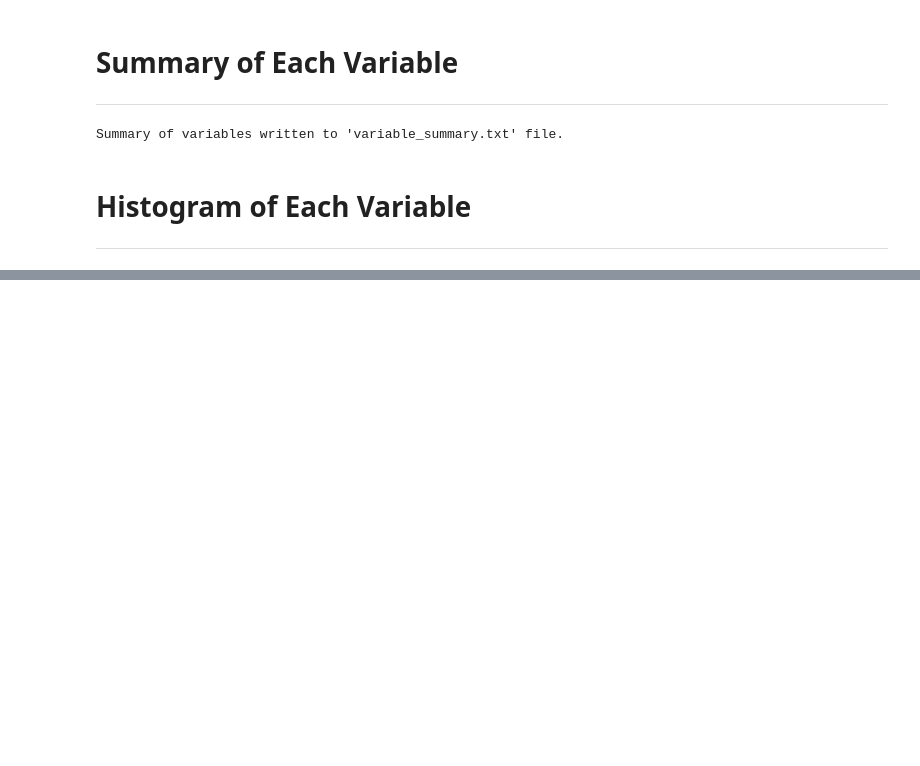
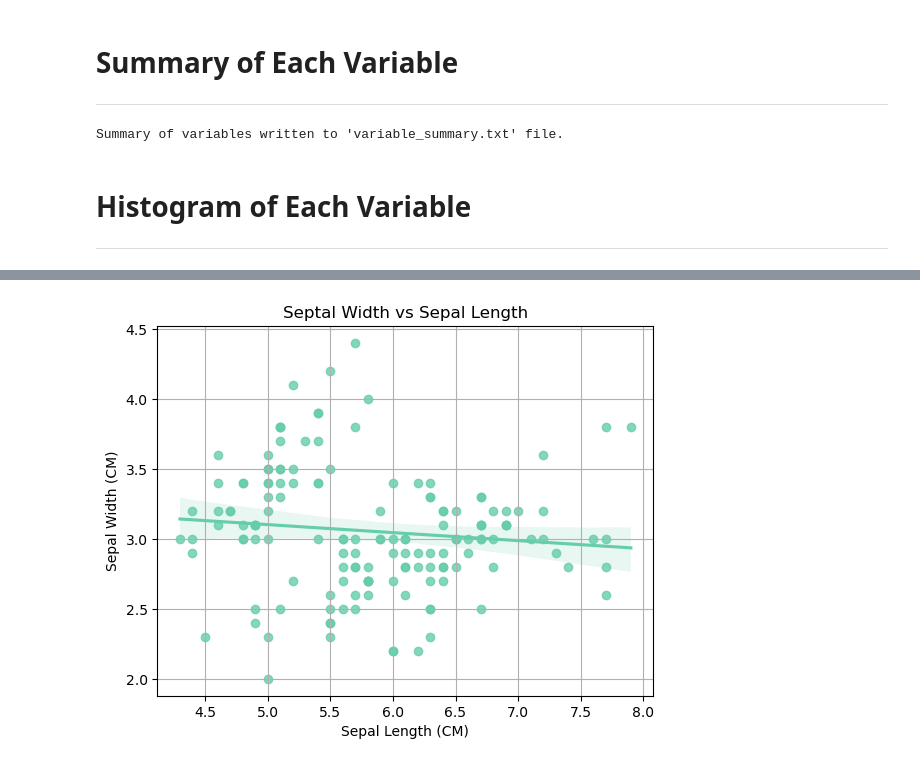
Before and after one commit to briannemcgrath/pands-project, a Jupyter notebook: analysis.ipynb, the cells around one changed output, grey strips where cells are left out. Drawn from its saved outputs; the diff is of its cells as text; code cells hidden in the pictures; blank space fills up the shorter version.

```diff
--- a/analysis.ipynb
+++ b/analysis.ipynb
@@ -120,3 +122,14 @@ plt.show()
+# %%
+#Adding Regression Line
+
+sns.regplot(x='SepalLengthCm', y='SepalWidthCm', data=df, color='mediumaquamarine')
+plt.title('Septal Width vs Sepal Length')
+plt.xlabel('Sepal Length (CM)')
+plt.ylabel('Sepal Width (CM)')
+plt.grid()
+plt.show()
+# %% [output]
+[figure, added]
 # %%
 # lmplot seperated by Species
 
```
Also changed, not shown: parts of 9 cells of this notebook.
